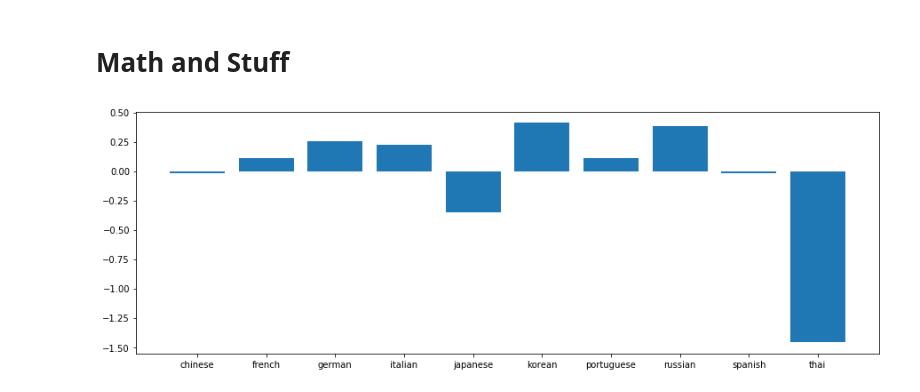
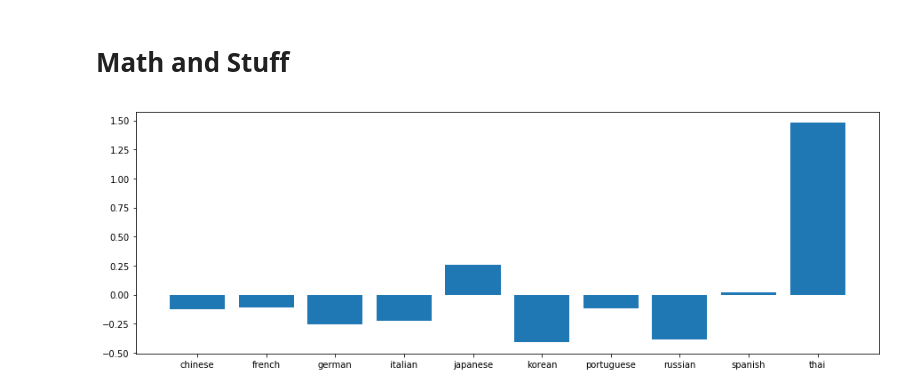
Before and after one commit to Aklaran/hack_scp, a Jupyter notebook: Matt Analysis.ipynb, the cells around one changed output. Cells and saved outputs as stored; diff of their text form; code cells hidden in the pictures.

```diff
--- a/Matt Analysis.ipynb
+++ b/Matt Analysis.ipynb
@@ -59,6 +59,10 @@ for column in ratingColumns:
 charLanguages = ['chinese', 'japanese', 'thai']
 cleaned['englishText'] = cleaned['englishText'].apply(lambda x: x.split())
 cleaned['originalText'] = cleaned.apply(lambda x: list(x['originalText']) if x['originalLanguage'] in charLanguages else x['originalText'].split(), axis=1)
+# %%
+# remove whitespace
+cleaned['originalText'] = cleaned['originalText'].apply(lambda y: list(filter(lambda x: not x.isspace(), y)))
+cleaned['englishText'] = cleaned['englishText'].apply(lambda y: list(filter(lambda x: not x.isspace(), y)))
 # %%
 cleaned.head()
 # %% [output]
@@ -79,11 +83,11 @@ df['englishEntropy'] = df.apply(lambda x: entropy(list(map(lambda y: y / len(x['
 # %%
 originalEntropy = df.groupby('originalLanguage').apply(lambda x: statistics.mean(x['originalEntropy']))
 englishEntropy = df.groupby('originalLanguage').apply(lambda x: statistics.mean(x['englishEntropy']))
 
 y_pos = np.arange(len(languages))
 plt.figure(figsize=(15,5))
-plt.bar(y_pos, originalEntropy.values  - englishEntropy.values)
+plt.bar(y_pos, englishEntropy.values - originalEntropy.values)
 plt.xticks(y_pos, originalEntropy.index)
 plt.show()
 # %% [output]
-[figure, old version]
+[figure, new version]
```
Also changed, not shown: parts of 2 cells of this notebook.
